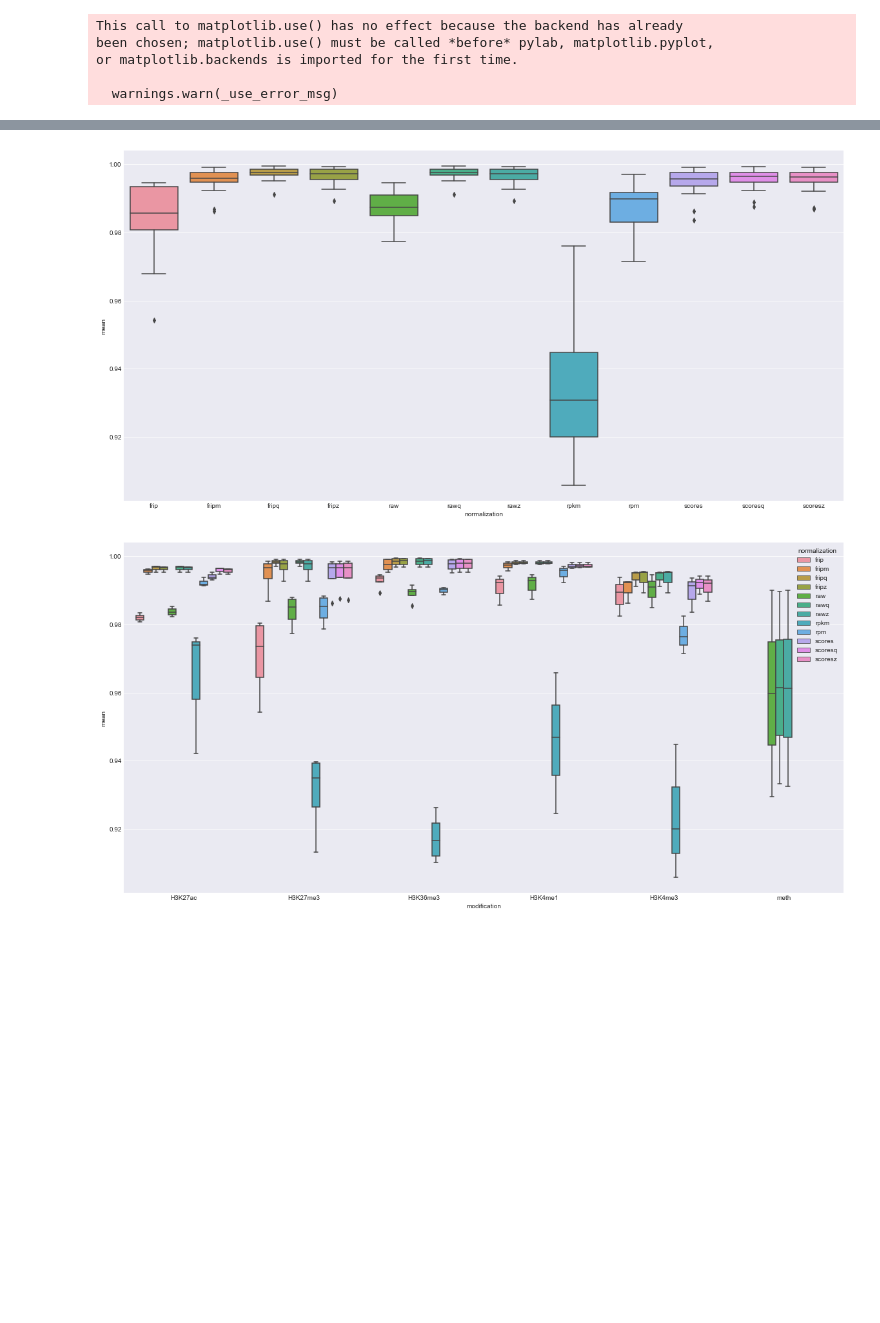
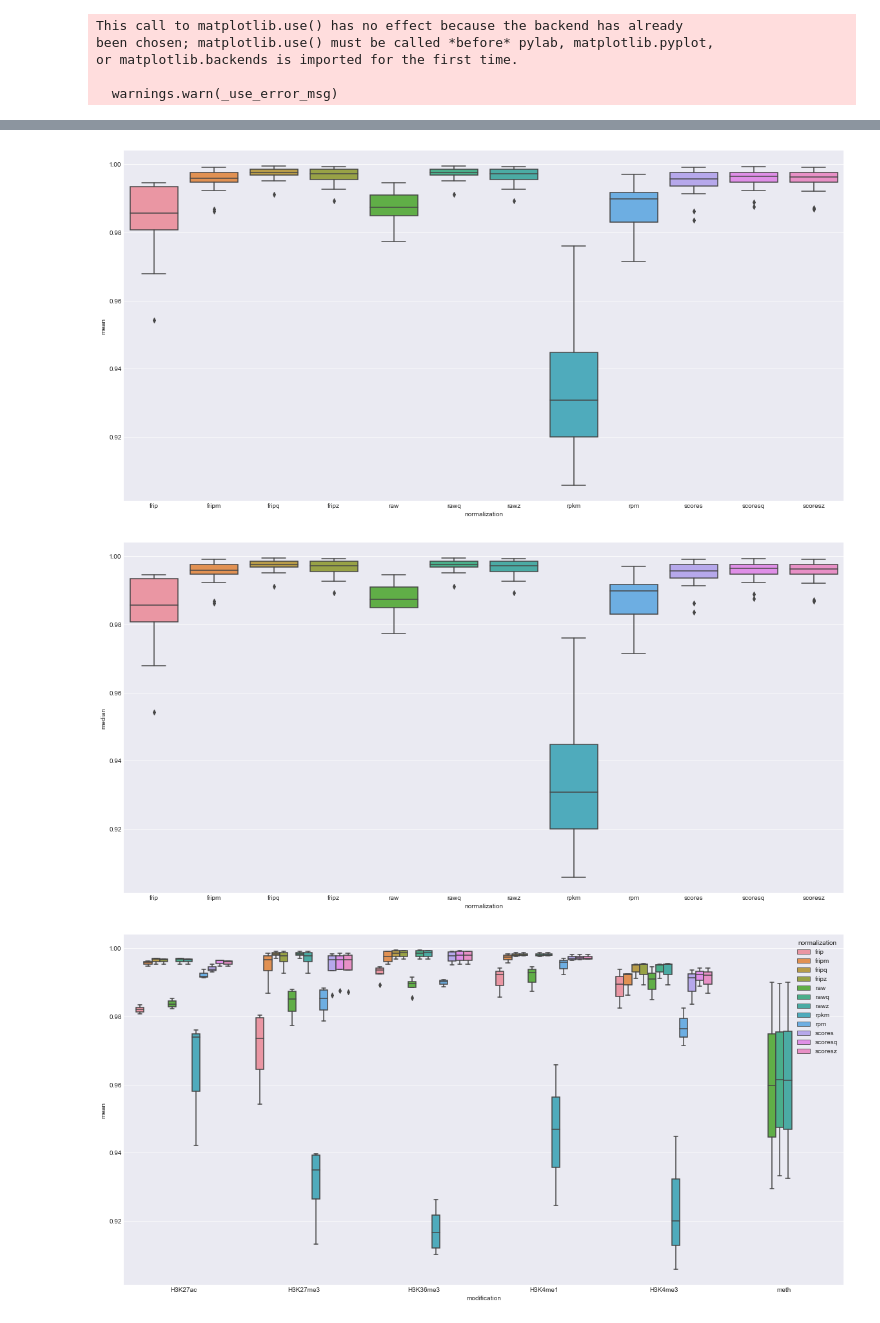
Before and after one commit to JetBrains-Research/washu, a Jupyter notebook: downstream/notebooks/Signal Normalization R2.ipynb, the cells around one changed output, grey strips where cells are left out. Saved outputs shown, nothing was run; the diff lists cells and outputs as text; code cells hidden in the pictures; blank space fills up the shorter version.

```diff
--- a/downstream/notebooks/Signal Normalization R2.ipynb
+++ b/downstream/notebooks/Signal Normalization R2.ipynb
@@ -103,10 +132,12 @@ plt.show()
 # %%
-plt.figure(figsize=(20,10))
-ax = sns.boxplot(data=df[df.modification != "meth"],
-                 y="mean", x="normalization")
-plt.show()
+for metric in ["mean", "median"]:
+    plt.figure(figsize=(20,10))
+    ax = sns.boxplot(data=df[df.modification != "meth"],
+                     y=metric, x="normalization")
+    plt.show()
 # %% [output]
 [figure]
+[figure, added]
 # %%
 plt.figure(figsize=(20,10))
 g = sns.boxplot(data=df, y="mean", x="modification", hue="normalization")
```
Also changed, not shown: parts of 8 cells of this notebook, 1 other file.
